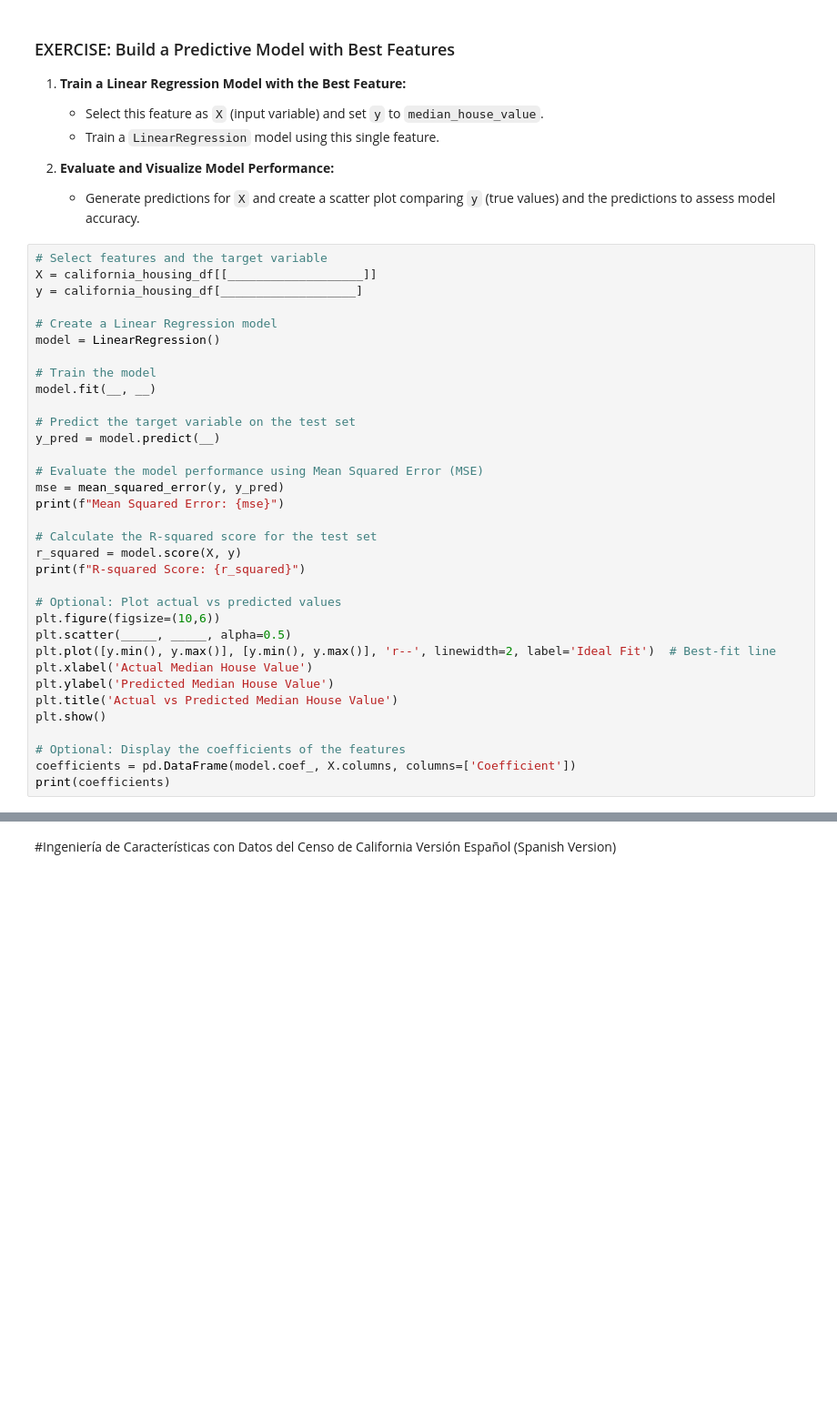
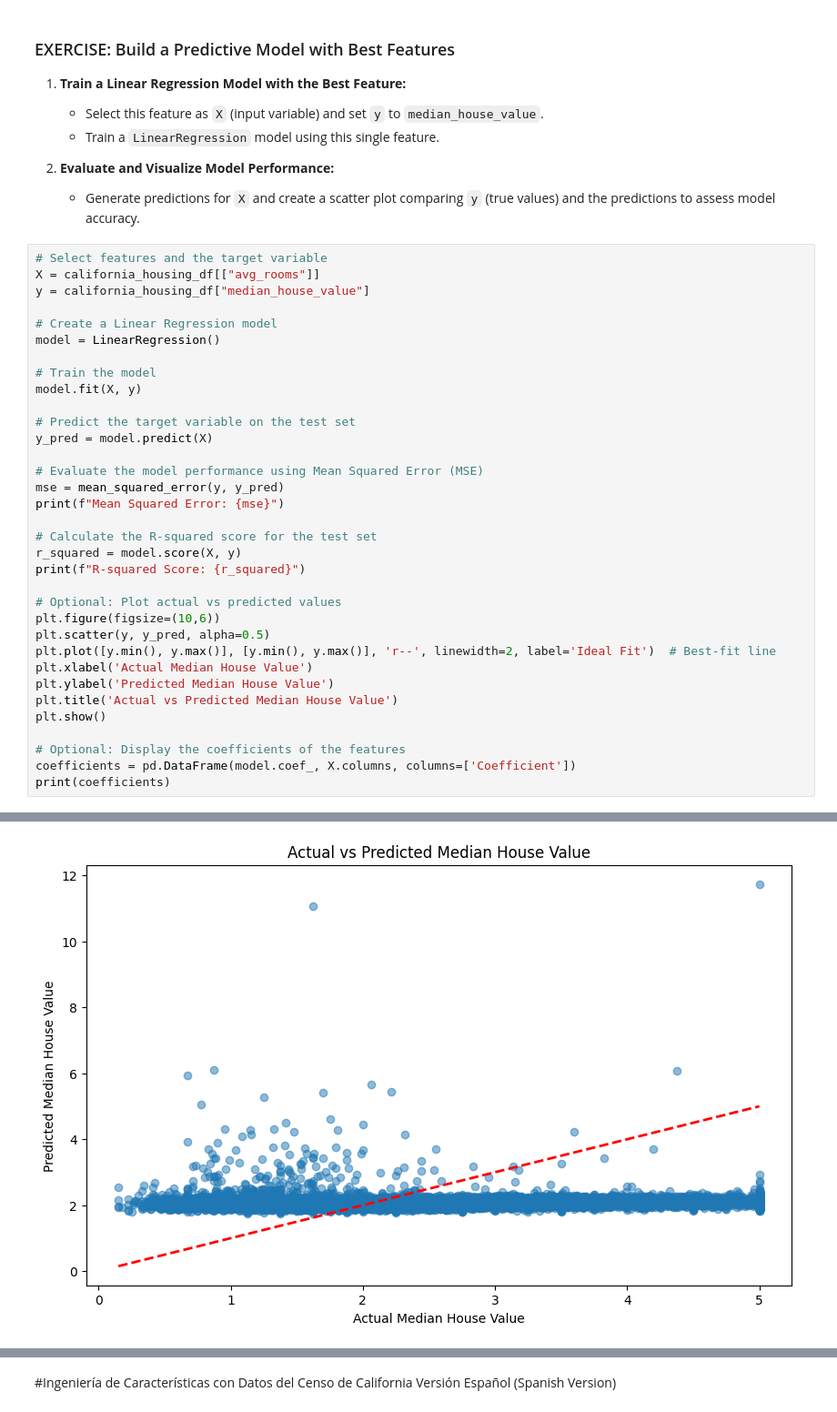
Before and after one commit to bmontoyag/UTEC_MISTI_2026, a Jupyter notebook: Housing_DataExploration_STUDENT_2026.ipynb, the cells around one changed output, grey strips where cells are left out. Shown at 91% size. Drawn from its saved outputs; the diff is of its cells as text; blank space fills up the shorter version.

```diff
--- a/Housing_DataExploration_STUDENT_2026.ipynb
+++ b/Housing_DataExploration_STUDENT_2026.ipynb
@@ -172,17 +214,17 @@ ax = sns.heatmap(__________, annot=True, fmt=".2f", linewidth=.3, square=True)
    - Generate predictions for `X` and create a scatter plot comparing `y` (true values) and the predictions to assess model accuracy.
 # %%
 # Select features and the target variable
-X = california_housing_df[[___________________]]
-y = california_housing_df[___________________]
+X = california_housing_df[["avg_rooms"]]
+y = california_housing_df["median_house_value"]
 
 # Create a Linear Regression model
 model = LinearRegression()
 
 # Train the model
-model.fit(__, __)
+model.fit(X, y)
 
 # Predict the target variable on the test set
-y_pred = model.predict(__)
+y_pred = model.predict(X)
 
 # Evaluate the model performance using Mean Squared Error (MSE)
 mse = mean_squared_error(y, y_pred)
@@ -194,7 +236,7 @@ print(f"R-squared Score: {r_squared}")
 
 # Optional: Plot actual vs predicted values
 plt.figure(figsize=(10,6))
-plt.scatter(_____, _____, alpha=0.5)
+plt.scatter(y, y_pred, alpha=0.5)
 plt.plot([y.min(), y.max()], [y.min(), y.max()], 'r--', linewidth=2, label='Ideal Fit')  # Best-fit line
 plt.xlabel('Actual Median House Value')
 plt.ylabel('Predicted Median House Value')
@@ -204,3 +246,4 @@ plt.show()
 # Optional: Display the coefficients of the features
 coefficients = pd.DataFrame(model.coef_, X.columns, columns=['Coefficient'])
 print(coefficients)
+# %% [output]
@@ -206,0 +252 @@ print(coefficients)
+[figure, added]
```
Also changed, not shown: parts of 7 cells of this notebook.
